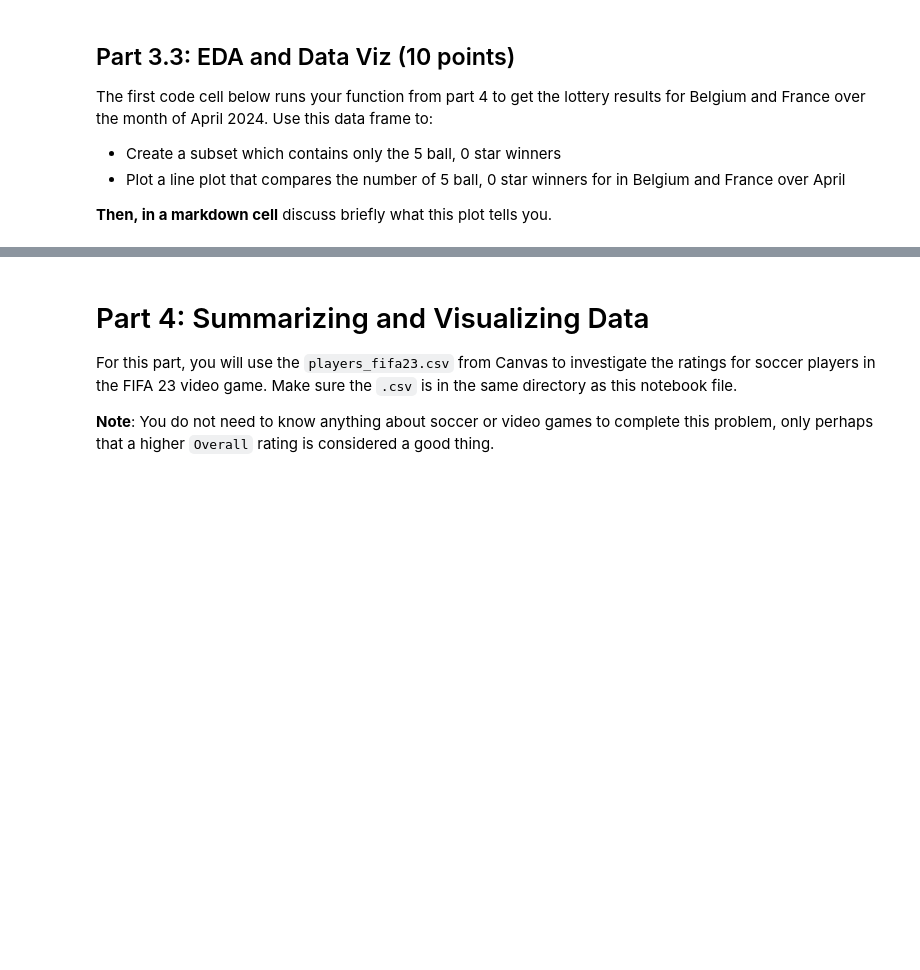
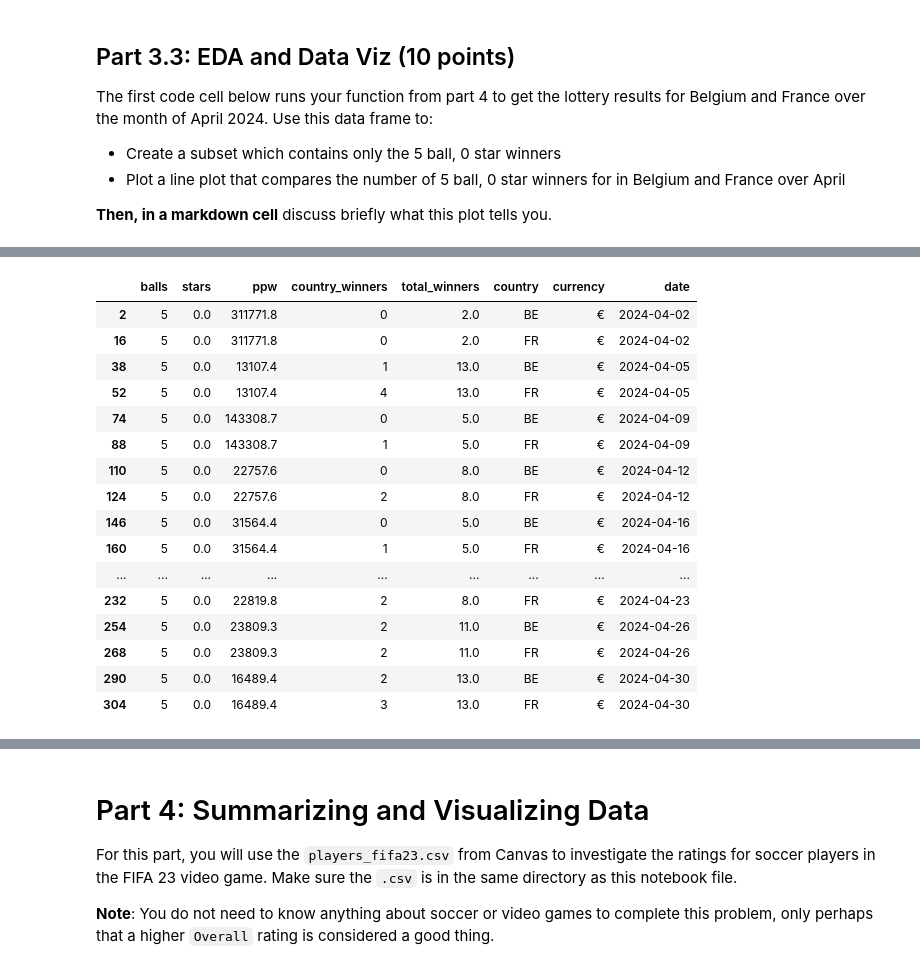
Before and after one commit to vigneshsaravanakumar404/DS-3000-Foundations-of-Data-Science, a Jupyter notebook: Homeworks/HW2/HW2.ipynb, the cells around one changed output, grey strips where cells are left out. Cells and saved outputs as stored; diff of their text form; code cells hidden in the pictures; blank space fills up the shorter version.

```diff
--- a/Homeworks/HW2/HW2.ipynb
+++ b/Homeworks/HW2/HW2.ipynb
@@ -783,0 +821,21 @@ AttributeError: 'NoneType' object has no attribute 'tail'
+# %%
+subset = combined_df[(combined_df['balls'] == 5) & (combined_df['stars'] == 0)]
+subset
+# %% [output]
+|  | balls | stars | ppw | country_winners | total_winners | country | currency | date |
+| 2 | 5 | 0.0 | 311771.8 | 0 | 2.0 | BE | € | 2024-04-02 |
+| 16 | 5 | 0.0 | 311771.8 | 0 | 2.0 | FR | € | 2024-04-02 |
+| 38 | 5 | 0.0 | 13107.4 | 1 | 13.0 | BE | € | 2024-04-05 |
+| 52 | 5 | 0.0 | 13107.4 | 4 | 13.0 | FR | € | 2024-04-05 |
+| 74 | 5 | 0.0 | 143308.7 | 0 | 5.0 | BE | € | 2024-04-09 |
+| 88 | 5 | 0.0 | 143308.7 | 1 | 5.0 | FR | € | 2024-04-09 |
+| 110 | 5 | 0.0 | 22757.6 | 0 | 8.0 | BE | € | 2024-04-12 |
+| 124 | 5 | 0.0 | 22757.6 | 2 | 8.0 | FR | € | 2024-04-12 |
+| 146 | 5 | 0.0 | 31564.4 | 0 | 5.0 | BE | € | 2024-04-16 |
+| 160 | 5 | 0.0 | 31564.4 | 1 | 5.0 | FR | € | 2024-04-16 |
+| ... | ... | ... | ... | ... | ... | ... | ... | ... |
+| 232 | 5 | 0.0 | 22819.8 | 2 | 8.0 | FR | € | 2024-04-23 |
+| 254 | 5 | 0.0 | 23809.3 | 2 | 11.0 | BE | € | 2024-04-26 |
+| 268 | 5 | 0.0 | 23809.3 | 2 | 11.0 | FR | € | 2024-04-26 |
+| 290 | 5 | 0.0 | 16489.4 | 2 | 13.0 | BE | € | 2024-04-30 |
+| 304 | 5 | 0.0 | 16489.4 | 3 | 13.0 | FR | € | 2024-04-30 |
```
Also changed, not shown: parts of 18 cells of this notebook, 1 other file.
